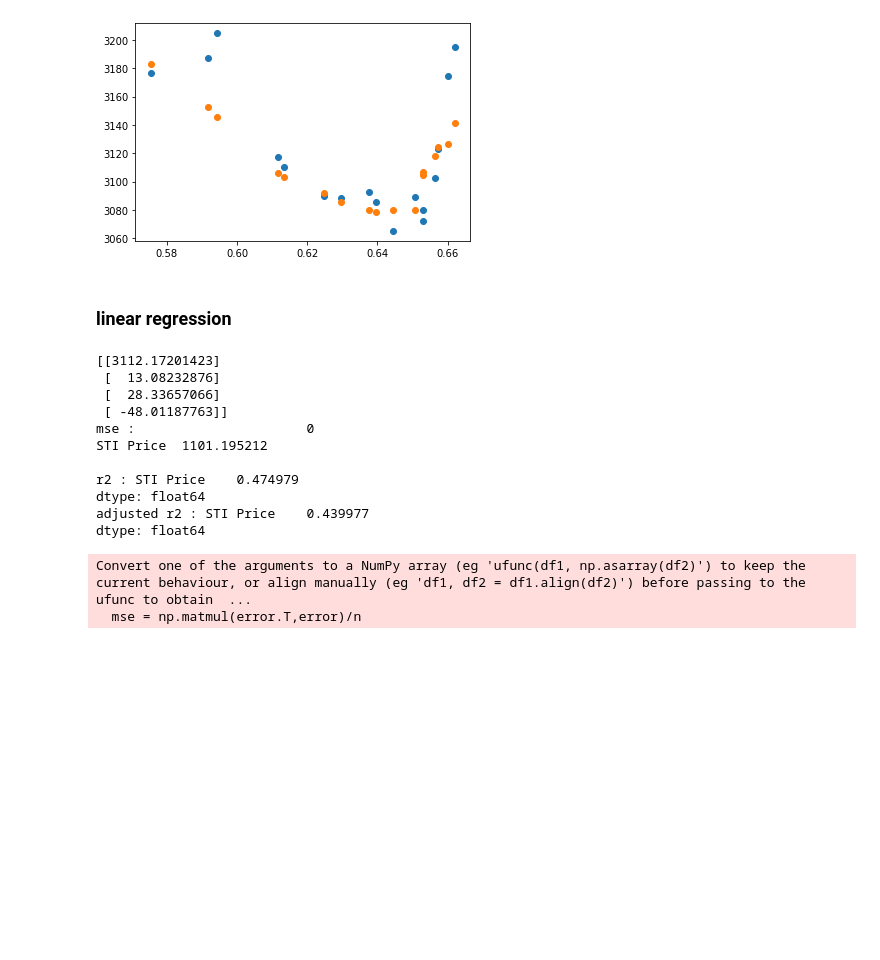
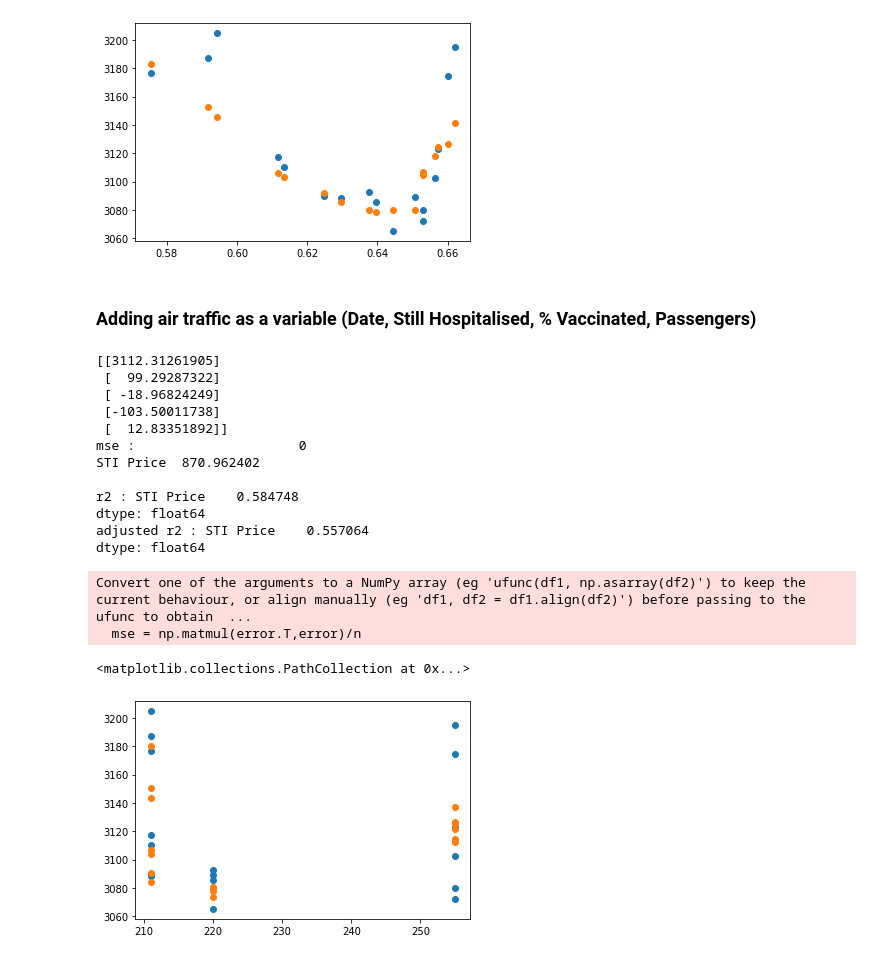
Before and after one commit to ExtremelySunnyYK/Covid-Modelling, a Jupyter notebook: task2-model.ipynb, the cells around one changed output. Saved outputs shown, nothing was run; the diff lists cells and outputs as text; code cells hidden in the pictures; blank space fills up the shorter version.

Commit message:
added air traffic as a feature

```diff
--- a/task2-model.ipynb
+++ b/task2-model.ipynb
@@ -1432,51 +1427,57 @@ plt.scatter(df_features_test["Percentage Vaccinated"], pred)
 # %% [output]
 <matplotlib.collections.PathCollection at 0x...>
 [figure]
-# %% [markdown]
-### linear regression
+# %% [markdown]
+### Adding air traffic as a variable (Date, Still Hospitalised, % Vaccinated, Passengers)
 # %%
-# get features and targets from data frame
-df_feature, df_target = get_features_targets(df,["Date", "Still Hospitalised", "Percentage Vaccinated"],["STI Price"])
+# Extract feature and target
+df_feature, df_target = get_features_targets(df,["Date", "Still Hospitalised", "Percentage Vaccinated", "Passengers"],["STI Price"])
+
+df_features = poly_features(df_feature, "Percentage Vaccinated", "Percentage Vaccinated", 2)
 
 # normalize features
-# df_features = normalize_z(df_feature)
+# df_features = normalize_z(df_features)
 
-# split the data into training and test data sets
-df_feature_train, df_feature_test, df_target_train, df_target_test = split_data(df_feature, df_target, random_state=100, test_size=0.3)
+df_features_train, df_features_test, df_target_train, df_target_test = split_data(df_features, df_target, random_state=100, test_size=0.3)
 
 # normalize the feature using z normalization
-df_feature_train_z = normalize_z(df_feature_train)
+df_features_train_z = normalize_z(df_features_train)
 
-X = prepare_feature(df_feature_train_z) # concatenating for the y intercept
+# change to numpy array and append column for feature
+X = prepare_feature(df_features_train_z) # concatenating for the y intercept
 target = prepare_target(df_target_train)
 
+
 iterations = 10000
-alpha = 0.001
-
+alpha = 0.01
 num_rows = X.shape[0] #Number of Rows
 num_cols = X.shape[1] #Number of Columns
 beta = np.random.randn(num_cols,1) / np.sqrt(num_rows) #Weight Initialization
 
-# call the gradient_descent function
+# call gradient_descent() function
 beta, J_storage = gradient_descent(X, target, beta, alpha, iterations)
-
-# call the predict method to get the predicted values
-df_feature_test_z = normalize_z(df_feature_test)
-pred = predict(df_feature_test_z,beta)
 print(beta)
+pred = predict(df_features_test,beta)
 
 evaluate_model(df_target_test, pred)
 # %% [output]
-[[3112.17201423]
- [  13.08232876]
- [  28.33657066]
- [ -48.01187763]]
-mse :                      0
-STI Price  1101.195212
+[[3112.31261905]
+ [  99.29287322]
+ [ -18.96824249]
+ [-103.50011738]
+ [  12.83351892]]
+mse :                     0
+STI Price  870.962402
 
-r2 : STI Price    0.474979
+r2 : STI Price    0.584748
 dtype: float64
-adjusted r2 : STI Price    0.439977
+adjusted r2 : STI Price    0.557064
 dtype: float64
 Convert one of the arguments to a NumPy array (eg 'ufunc(df1, np.asarray(df2)') to keep the current behaviour, or align manually (eg 'df1, df2 = df1.align(df2)') before passing to the ufunc to obtain  ...
   mse = np.matmul(error.T,error)/n
+# %%
+plt.scatter(df_features_test["Passengers"], df_target_test)
+plt.scatter(df_features_test["Passengers"], pred)
+# %% [output]
+<matplotlib.collections.PathCollection at 0x...>
+[figure, added]
```
Also changed, not shown: parts of 8 cells of this notebook, 3 other files.
